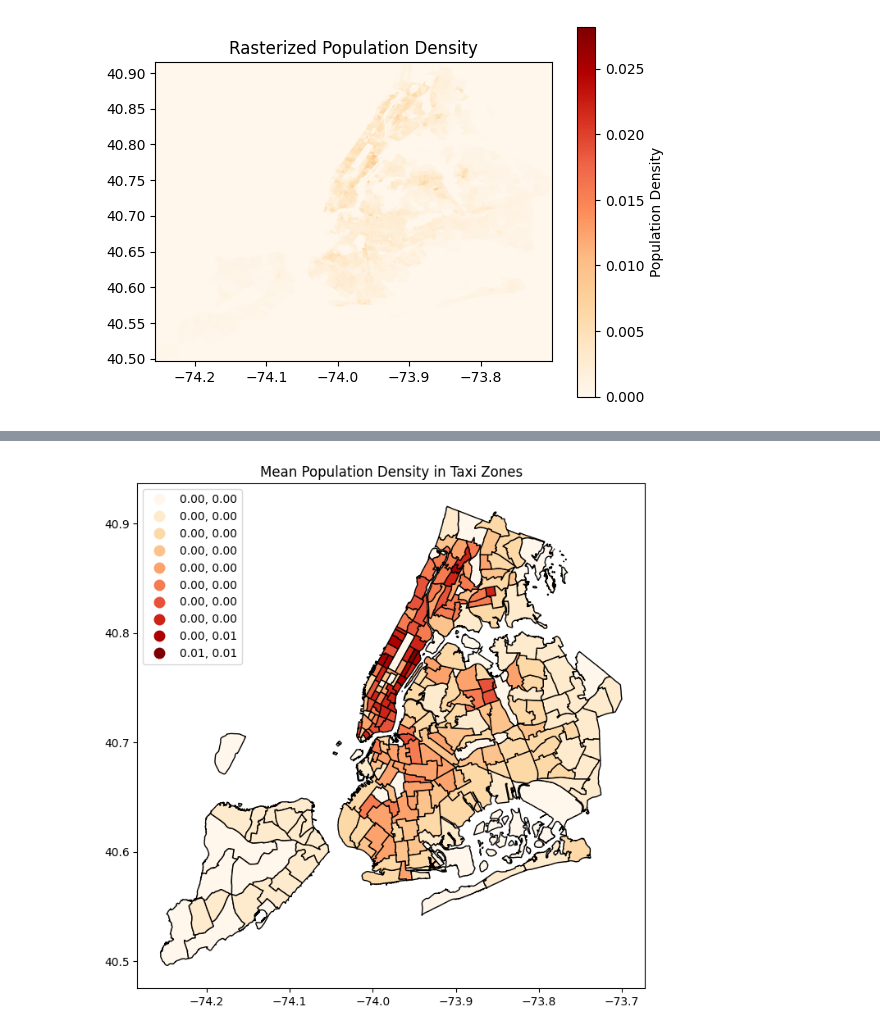
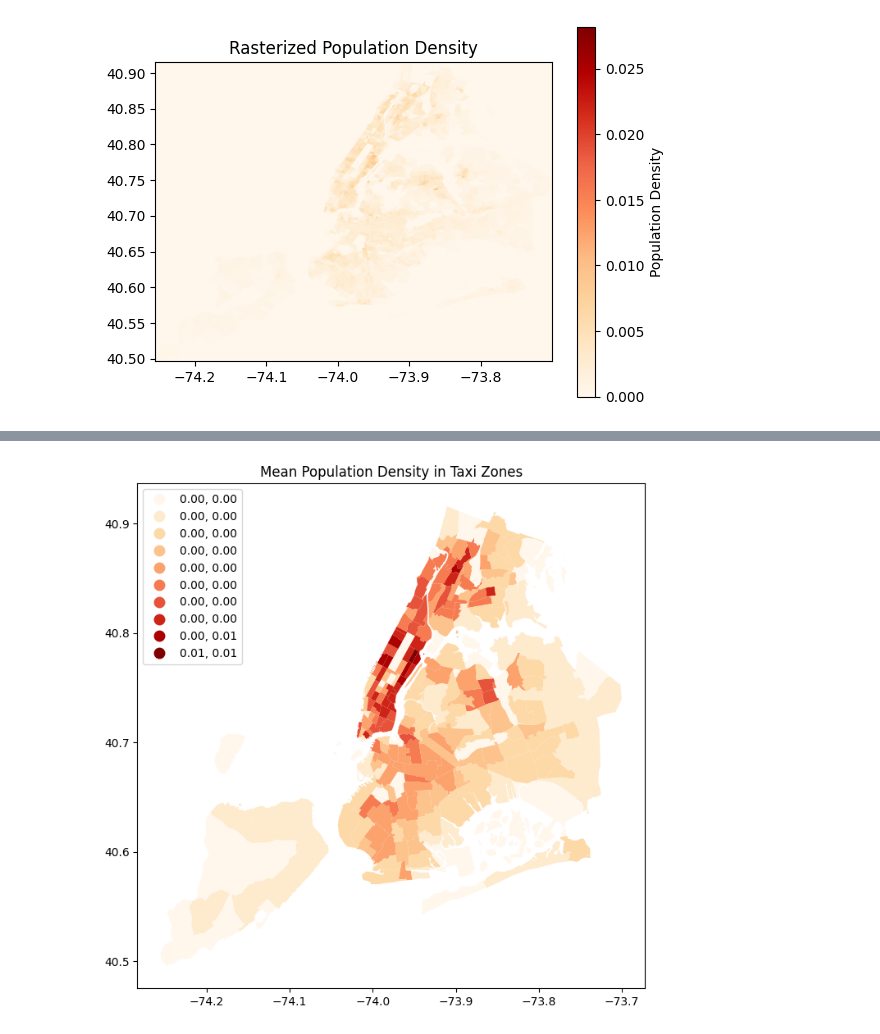
Before and after one commit to jaskcodes/elec-transit-y, a Jupyter notebook: census/analysis/population_tzones.ipynb, the cells around one changed output, grey strips where cells are left out. Drawn from its saved outputs; the diff is of its cells as text; code cells hidden in the pictures.

```diff
--- a/census/analysis/population_tzones.ipynb
+++ b/census/analysis/population_tzones.ipynb
@@ -181,17 +181,17 @@ memory usage: 16.6+ KB
 # %%
 # Plot the taxi zones colored by mean population density
 
 # Define the number of classes for binning the data
 num_classes = 10
 
 # Create a classifier
 classifier = mapclassify.NaturalBreaks(merged_shapefile['population_density'], k=num_classes)
 
 # Plot the taxi zones colored by mean population density with classification and a better color scheme
 fig, ax = plt.subplots(1, 1, figsize=(10,8))
-taxi_zones.plot(column='mean_population_density', cmap='OrRd', edgecolor='k',scheme='NaturalBreaks', k=num_classes,
+taxi_zones.plot(column='mean_population_density', cmap='OrRd',scheme='NaturalBreaks', k=num_classes,
                 legend=True, ax= ax, legend_kwds={'loc': 'upper left'})
 ax.set_title('Mean Population Density in Taxi Zones')
 plt.show()
 # %% [output]
-[figure, old version]
+[figure, new version]
```
Also changed, not shown: parts of 2 cells of this notebook, 2 other files.
